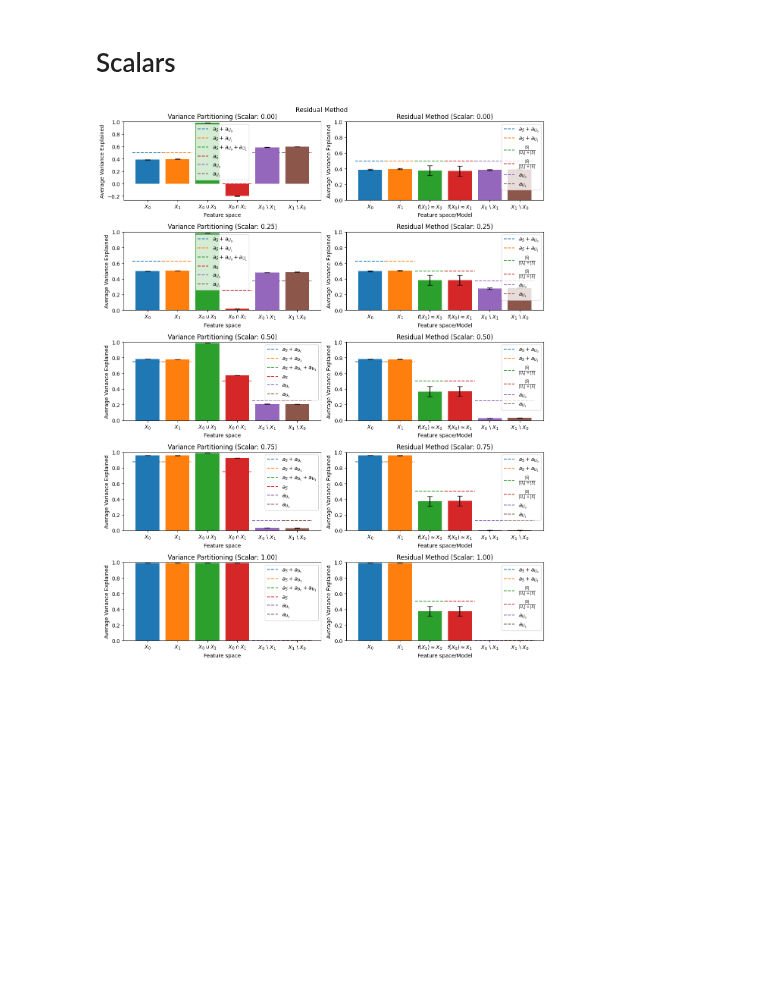
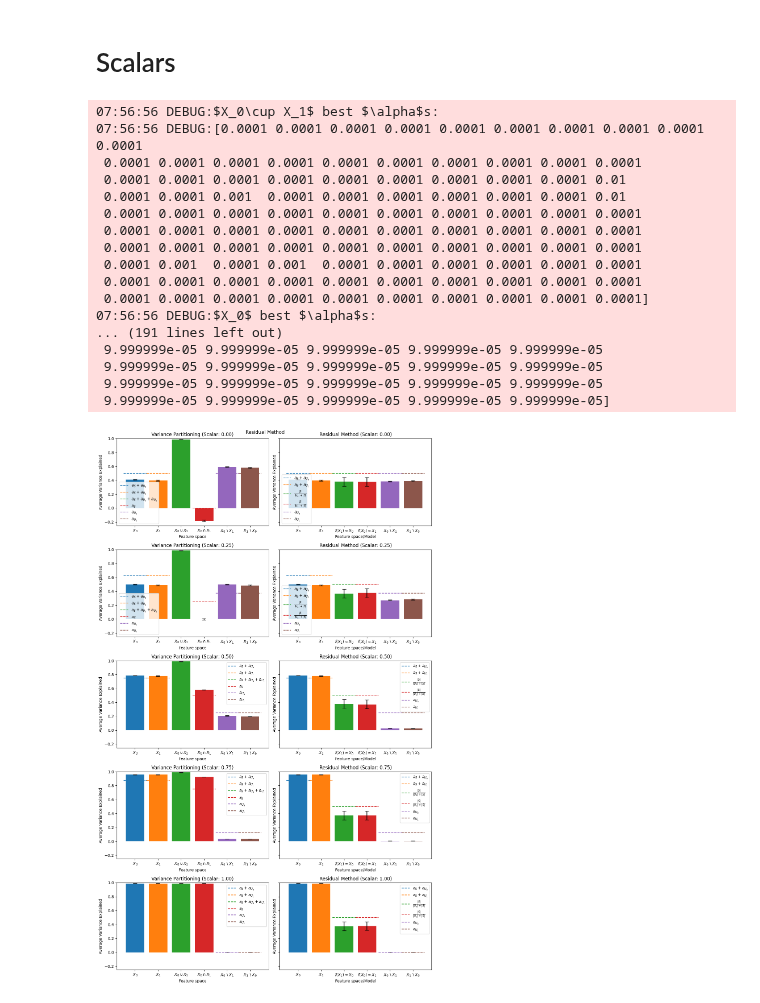
Before and after one commit to leo-schultheiss/compare_variance_residual, a Jupyter notebook: compare_variance_residual/simulated/sanity_checks.ipynb, the cells around one changed output. Cells and saved outputs as stored; diff of their text form; code cells hidden in the pictures; blank space fills up the shorter version.

```diff
--- a/compare_variance_residual/simulated/sanity_checks.ipynb
+++ b/compare_variance_residual/simulated/sanity_checks.ipynb
@@ -15,6 +15,11 @@ set_backend("cupy", on_error="warn")
 import warnings
 
 warnings.filterwarnings("ignore")
+# %%
+reload(logging)
+logging.basicConfig(format='%(asctime)s %(levelname)s:%(message)s', level=logging.DEBUG, datefmt='%I:%M:%S')
+logger = logging.getLogger()
+logger.setLevel(logging.DEBUG)
 # %%
 feature_space_dimensions = [
     100,  # shared
@@ -92,4 +97,4 @@ def vp_errorbar(score_0, score_1, joint_score, shared, x0_unique, x1_unique, fea
 from variance_partitioning import variance_partitioning
 # %%
 (score_0, score_1, joint_score, shared, x0_unique, x1_unique) = variance_partitioning(Xs_train, Xs_test, Y_train,
-                                                                                      Y_test, cv=cv)
+                                                                                      Y_test, cv=cv, logger=logger)
@@ -201,29 +243,46 @@ plt.show()
 # %%
 # Updated code to put each plot into the subplot axes, with scalars along the rows and vp and rm in the columns
 n_scalars = 5
-fig, axs = plt.subplots(n_scalars, 2, figsize=(12, n_scalars * 3))  # Adjust figure size dynamically
+fig, axs = plt.subplots(n_scalars, 2, figsize=(12, n_scalars * 4), sharey=True)  # Adjust figure size dynamically
 
 for i, shared_scalar in enumerate(np.linspace(0, 1, n_scalars)):
     _scalars = [shared_scalar, (1 - shared_scalar) / 2, (1 - shared_scalar) / 2]
     (Xs_train, Xs_test, Y_train, Y_test) = generate_dataset(feature_space_dimensions, _scalars, n_targets,
                                                             n_samples_train, n_samples_test, noise)
     (score_0, score_1, joint_score, shared, x0_unique, x1_unique) = variance_partitioning(Xs_train, Xs_test, Y_train,
                                                                                           Y_test, cv=cv, use_r2=False)
     # Variance Partitioning subplot
     vp_errorbar(score_0, score_1, joint_score, shared, x0_unique, x1_unique, feature_space_dimensions, _scalars,
                 n_targets, n_samples_train, n_samples_test, noise, ax=axs[i, 0], fig=fig)
     axs[i, 0].set_title(f"Variance Partitioning (Scalar: {shared_scalar:.2f})")
 
     # Residual Method subplot
     full_score_0, full_score_1, feature_score_0, feature_score_1, residual_score_0, residual_scores_1 = residual_method(
         Xs_train, Xs_test, Y_train, Y_test, use_ols=True, return_full_variance=True, cv=cv, use_r2=False)
 
     rm_errorbar(full_score_0, full_score_1, feature_score_0, feature_score_1, residual_score_0, residual_scores_1,
                 feature_space_dimensions, _scalars, n_targets, n_samples_train, n_samples_test, noise,
                 ax=axs[i, 1], fig=fig)
     axs[i, 1].set_title(f"Residual Method (Scalar: {shared_scalar:.2f})")
 
 plt.tight_layout()  # To avoid overlap of subplots
 plt.show()
 # %% [output]
+07:56:56 DEBUG:$X_0\cup X_1$ best $\alpha$s:
+07:56:56 DEBUG:[0.0001 0.0001 0.0001 0.0001 0.0001 0.0001 0.0001 0.0001 0.0001 0.0001
+ 0.0001 0.0001 0.0001 0.0001 0.0001 0.0001 0.0001 0.0001 0.0001 0.0001
+ 0.0001 0.0001 0.0001 0.0001 0.0001 0.0001 0.0001 0.0001 0.0001 0.01
+ 0.0001 0.0001 0.001  0.0001 0.0001 0.0001 0.0001 0.0001 0.0001 0.01
+ 0.0001 0.0001 0.0001 0.0001 0.0001 0.0001 0.0001 0.0001 0.0001 0.0001
+ 0.0001 0.0001 0.0001 0.0001 0.0001 0.0001 0.0001 0.0001 0.0001 0.0001
+ 0.0001 0.0001 0.0001 0.0001 0.0001 0.0001 0.0001 0.0001 0.0001 0.0001
+ 0.0001 0.001  0.0001 0.001  0.0001 0.0001 0.0001 0.0001 0.0001 0.0001
+ 0.0001 0.0001 0.0001 0.0001 0.0001 0.0001 0.0001 0.0001 0.0001 0.0001
+ 0.0001 0.0001 0.0001 0.0001 0.0001 0.0001 0.0001 0.0001 0.0001 0.0001]
+07:56:56 DEBUG:$X_0$ best $\alpha$s:
+... (191 lines left out)
+ 9.999999e-05 9.999999e-05 9.999999e-05 9.999999e-05 9.999999e-05
+ 9.999999e-05 9.999999e-05 9.999999e-05 9.999999e-05 9.999999e-05
+ 9.999999e-05 9.999999e-05 9.999999e-05 9.999999e-05 9.999999e-05
+ 9.999999e-05 9.999999e-05 9.999999e-05 9.999999e-05 9.999999e-05]
-[figure, old version]
+[figure, new version]
```
Also changed, not shown: parts of 5 cells of this notebook.
